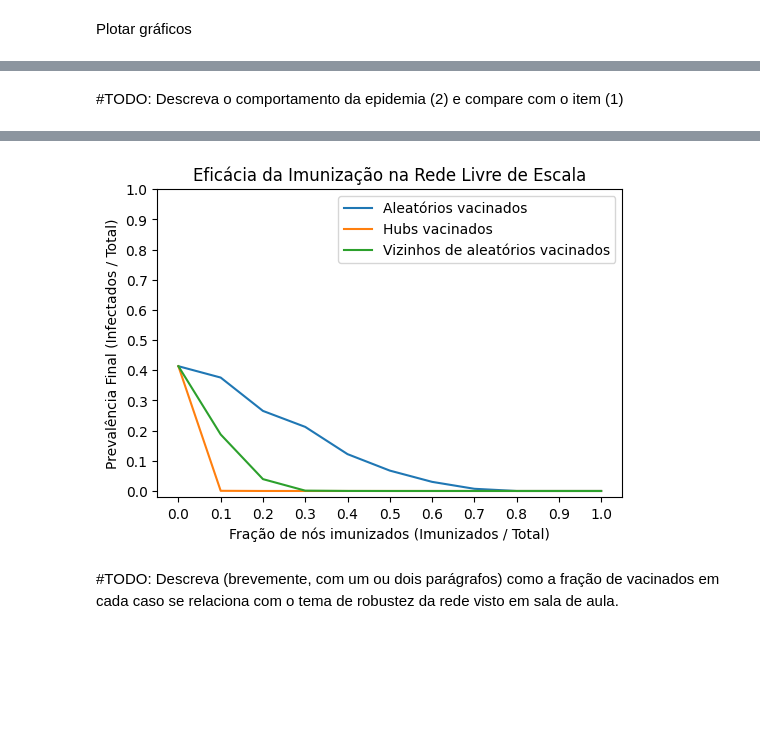
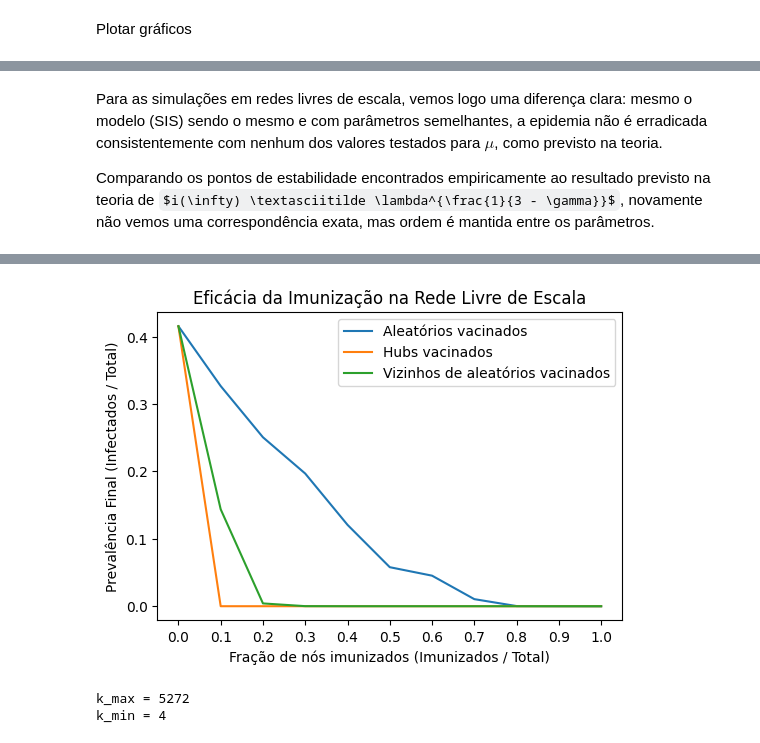
Before and after one commit to mistercapote/epidemic_simulation, a Jupyter notebook: epidemic_simulation.ipynb, the cells around one changed output, grey strips where cells are left out. Saved outputs shown, nothing was run; the diff lists cells and outputs as text; code cells hidden in the pictures; some formulas as TeX source; blank space fills up the shorter version.

```diff
--- a/epidemic_simulation.ipynb
+++ b/epidemic_simulation.ipynb
@@ -101,14 +50,13 @@ Gerar grafos
 # %%
 G1 = nx.erdos_renyi_graph(n=N, p=k/(N-1), seed=42)
 
-# Gerando o grafo livre de escala (com gamma=2.5 e <k> = 20)
-k_min = int(k * (gamma-2) / (gamma-1) + .5)
+def generate_powerlaw_degrees(n: int, gamma: float, k_mean: float):
+    s = nx.utils.powerlaw_sequence(n, gamma)
+    # Fator de correção do número de vizinhos
+    corr = k_mean * n / sum(s) * 1.1
+    s = list(map(lambda x: int(x * corr), s))
 
-def generate_powerlaw_degrees(n: int, gamma: float):
-    s = nx.utils.powerlaw_sequence(n, gamma)
-    m = sum(s) / n
-    s = list(map(lambda x: round(x * k / m), s))
-
+    # `nx.configuration_model` exige que a soma dos graus seja par
     s[0] += sum(s) % 2
 
     G = nx.configuration_model(s)
@@ -117,7 +65,7 @@ def generate_powerlaw_degrees(n: int, gamma: float):
 
     return G
 
-G2 = generate_powerlaw_degrees(N, gamma)
+G2 = generate_powerlaw_degrees(N, gamma, k)
 # %% [markdown]
 Verificar grau médio
 # %%
@@ -136,15 +91,17 @@ Gama aproximado ~= 2.541826146302893
 # %% [markdown]
 Simular infecção em Rede Aleatória
 # %%
+G1_mat = nx.adjacency_matrix(G1)
 infected_fraction1 = [
-    np.array([simulate_infection(G1, beta1, mu, initial_nodes, max_iter) for _ in range(simulations)])
+    np.array([simulate_infection(G1_mat, beta1, mu, initial_nodes, max_iter) for _ in range(simulations)])
     for mu in mu1
 ]
 # %% [markdown]
 Simular infecção em Rede Livre de Escala
 # %%
+G2_mat = nx.adjacency_matrix(G2)
 infected_fraction2 = [
-    np.array([simulate_infection(G2, beta2, mu, initial_nodes, max_iter) for _ in range(simulations)])
+    np.array([simulate_infection(G2_mat, beta2, mu, initial_nodes, max_iter) for _ in range(simulations)])
     for mu in mu2
 ]
 # %% [markdown]
@@ -212,5 +183,7 @@ beta = 0.02, mu = 0.5 (disease free state) OK, diminui como esperado
 # %% [markdown]
-#TODO: Descreva o comportamento da epidemia (2) e compare com o item (1)
+Para as simulações em redes livres de escala, vemos logo uma diferença clara: mesmo o modelo (SIS) sendo o mesmo e com parâmetros semelhantes, a epidemia não é erradicada consistentemente com nenhum dos valores testados para $\mu$, como previsto na teoria.
+
+Comparando os pontos de estabilidade encontrados empiricamente ao resultado previsto na teoria de $i(\infty) \textasciitilde \lambda^{\frac{1}{3 - \gamma}}$, novamente não vemos uma correspondência exata, mas ordem é mantida entre os parâmetros.
 # %%
 def vaccinated_strategies(strategies, num_vaccinated):
     #Aleatórios
@@ -245,12 +218,12 @@ for fraction in fractions[1:-1]:
             G3 = G2.copy()
             G3.remove_nodes_from(dict_vaccinated[strategy])
             G3 = nx.convert_node_labels_to_integers(G3)
-            history = simulate_infection(G3, beta2, mu2[0], initial_nodes, max_iter)
+            G3_mat = nx.adjacency_matrix(G3)
+            history = simulate_infection(G3_mat, beta2, mu2[0], initial_nodes, max_iter)
             final_prevalence.append(history[-1])
 
         strategies_results[strategy].append(np.array(final_prevalence))
 
-
 for strategy in strategies:
     strategies_results[strategy].append(np.zeros(simulations))
 # %% [output]
@@ -274,16 +247,18 @@ Fração 0.9 da Vizinhos de aleatórios vacinados
 # %%
 plt.figure(figsize=(6,4))
 for strategy in strategies:
     plt.plot(fractions, np.mean(strategies_results[strategy], axis=1), label=strategy)
+
 plt.title('Eficácia da Imunização na Rede Livre de Escala')
 plt.xlabel('Fração de nós imunizados (Imunizados / Total)')
 plt.ylabel('Prevalência Final (Infectados / Total)')
 plt.xticks(np.arange(0, 1.1, 0.1))
-plt.yticks(np.arange(0, 1.1, 0.1))
 plt.legend()
 plt.show()
+
+print("k_max =", max(map(lambda x: x[1], G2.degree())))
+print("k_min =", min(map(lambda x: x[1], G2.degree())))
 # %% [output]
-[figure, old version]
+[figure, new version]
+k_max = 5272
+k_min = 4
-# %% [markdown]
-#TODO: Descreva (brevemente, com um ou dois parágrafos) como a fração de vacinados em cada caso
-se relaciona com o tema de robustez da rede visto em sala de aula.
```
Also changed, not shown: parts of 11 cells of this notebook.
